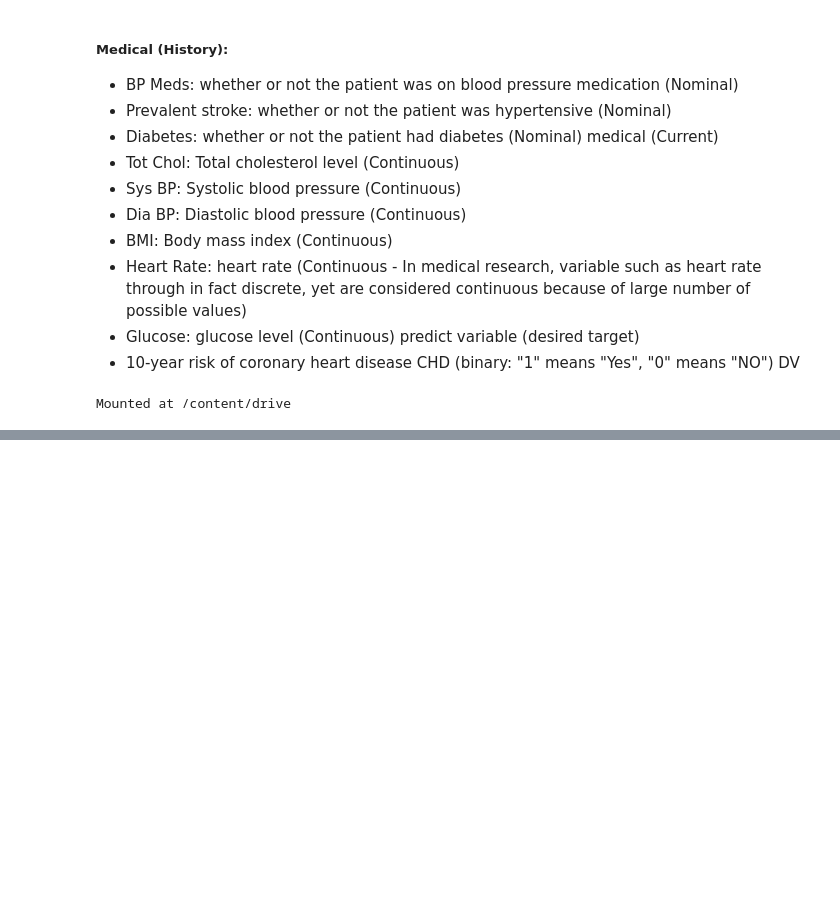
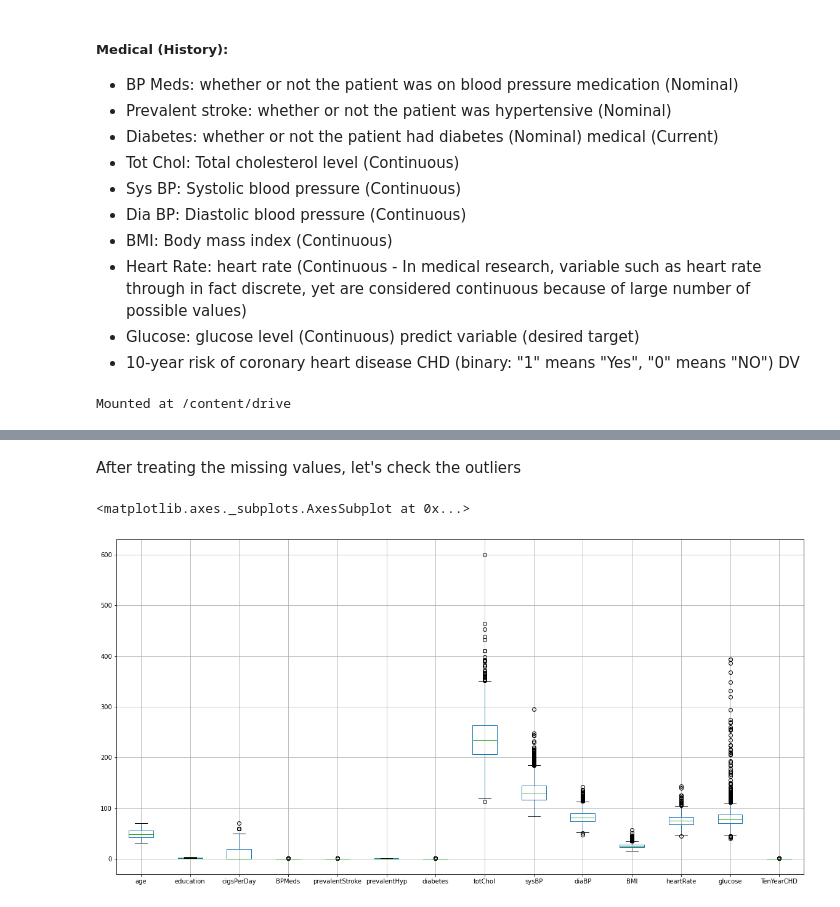
Before and after one commit to ambika1us/Cardiovascular_Risk_Prediction, a Jupyter notebook: Ambika_Prasad_Cardiovascular_Risk_Prediction.ipynb, the cells around one changed output, grey strips where cells are left out. Drawn from its saved outputs; the diff is of its cells as text; code cells hidden in the pictures; blank space fills up the shorter version.

```diff
--- a/Ambika_Prasad_Cardiovascular_Risk_Prediction.ipynb
+++ b/Ambika_Prasad_Cardiovascular_Risk_Prediction.ipynb
@@ -119,0 +195,8 @@ crp_df.head()
+# %% [markdown]
+After treating the missing values, let's check the outliers
+# %%
+plt.figure(figsize=(20,10))
+crp_df.boxplot()
+# %% [output]
+<matplotlib.axes._subplots.AxesSubplot at 0x...>
+[figure, added]
```
Also changed, not shown: parts of 20 cells of this notebook.
